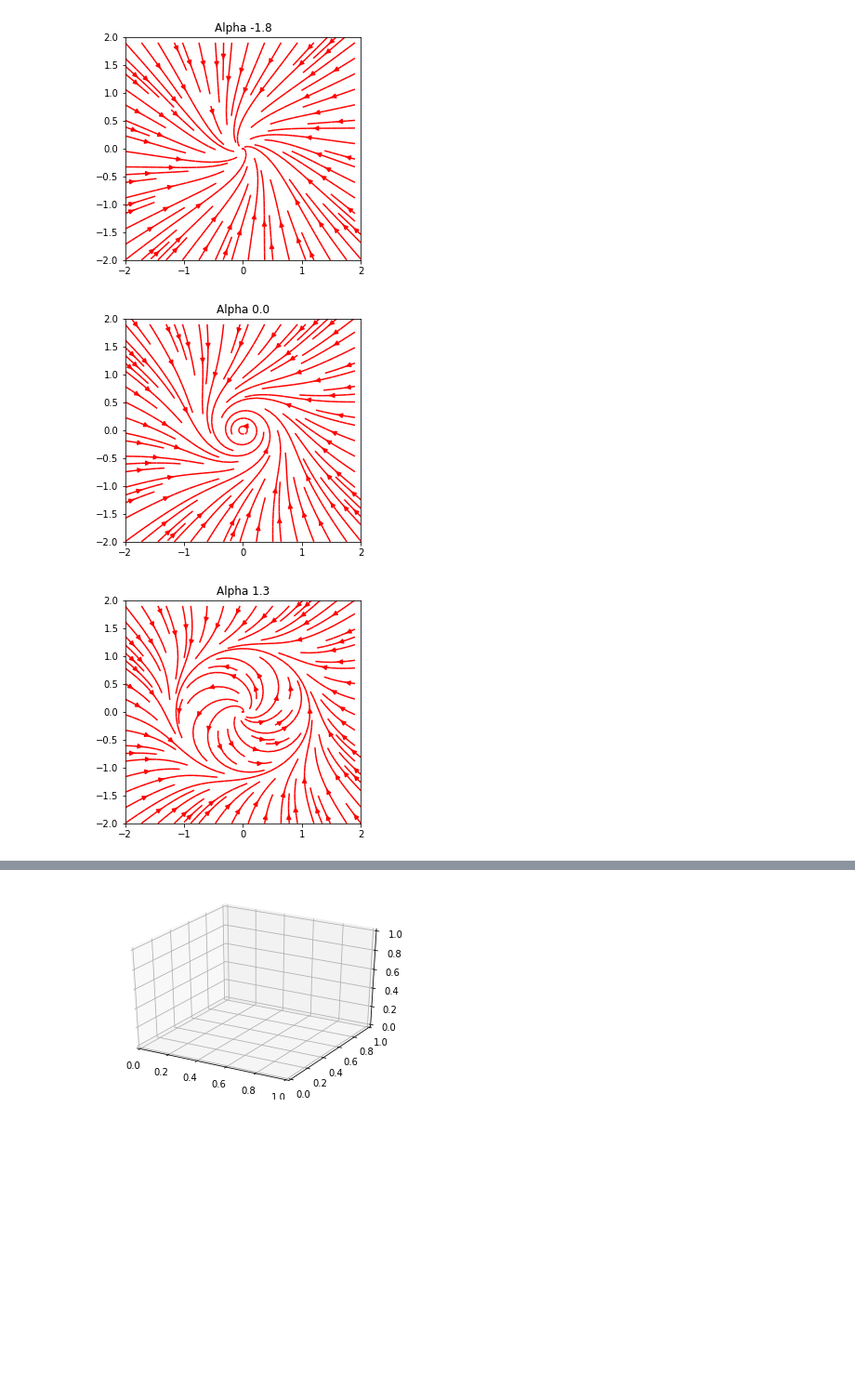
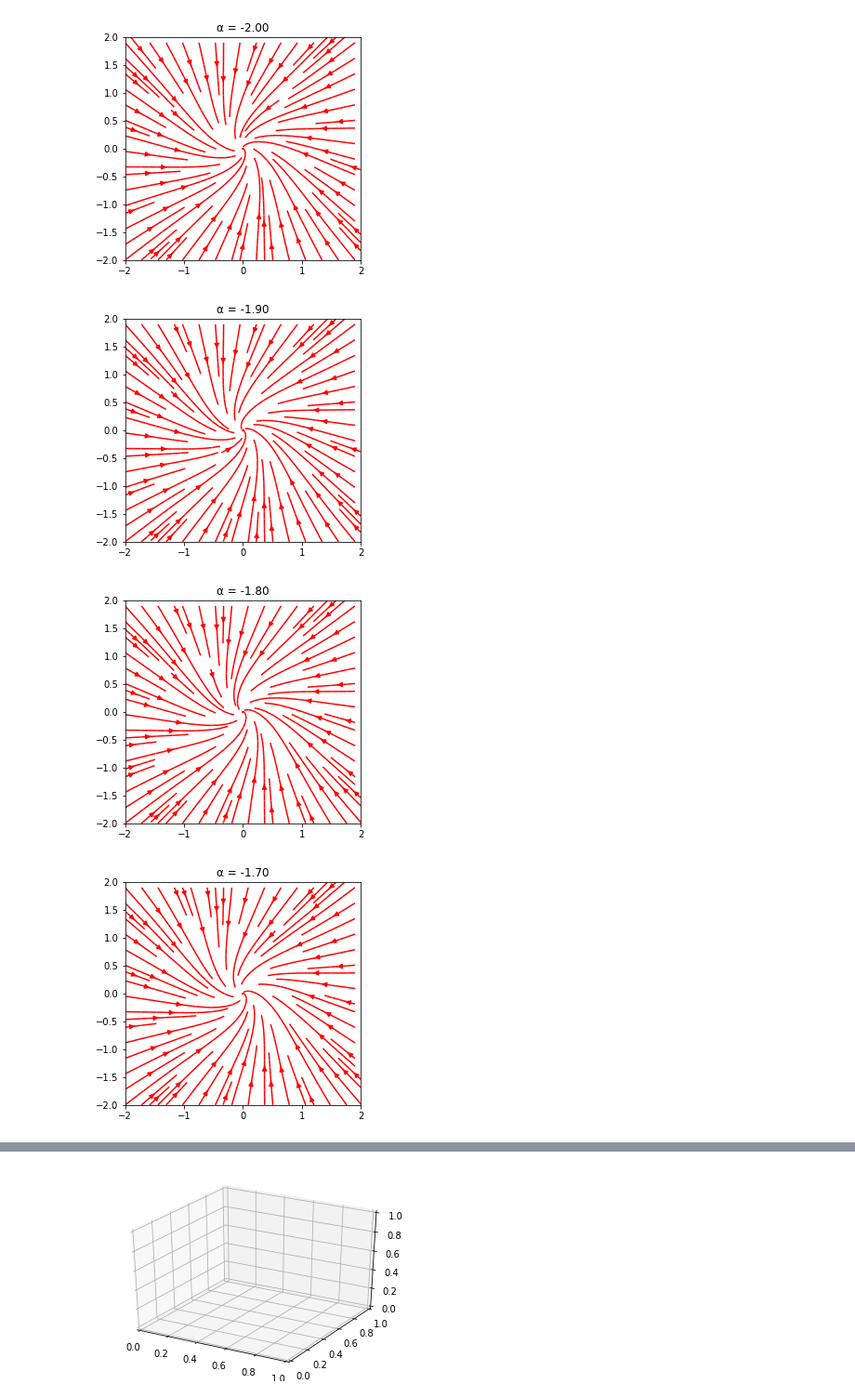
Before and after one commit to TUM-MLCMS/mlcms-3, a Jupyter notebook: Task 3.ipynb, the cells around one changed output, grey strips where cells are left out. Shown at 93% size. Drawn from its saved outputs; the diff is of its cells as text; code cells hidden in the pictures; blank space fills up the shorter version.

```diff
--- a/Task 3.ipynb
+++ b/Task 3.ipynb
@@ -14,19 +14,20 @@ import matplotlib.patches as mpatches
 # %%
 w = 2
 x2, x1 = np.mgrid[-w:w:100j, -w:w:100j]
 
-for alpha in [-1.8, 0.0, 1.3]:
+for alpha in np.arange(-2,2,0.1):
     U = alpha * x1 - x2 - x1*(np.square(x1) + np.square(x2))
     V = x1 + alpha * x2 - x2*(np.square(x1) + np.square(x2))
 
     fig = plt.figure(figsize=(10, 20))
     gs = gridspec.GridSpec(nrows=3, ncols=2, height_ratios=[1, 1, 2])
 
     #  Varying density along a streamline
     ax0 = fig.add_subplot(gs[0, 0])
     ax0.streamplot(x1, x2, U, V, color='red')
-    ax0.set_title(f"Alpha {alpha}")
+    ax0.set_title(f"\u03B1 = {alpha:.2f}")
 # %% [output]
-[figure, old version]
+[figure, new version]
-[figure, old version]
+[figure, new version]
-[figure, old version]
+[figure, new version]
+[figure, added]
```
Also changed, not shown: parts of 3 cells of this notebook.
